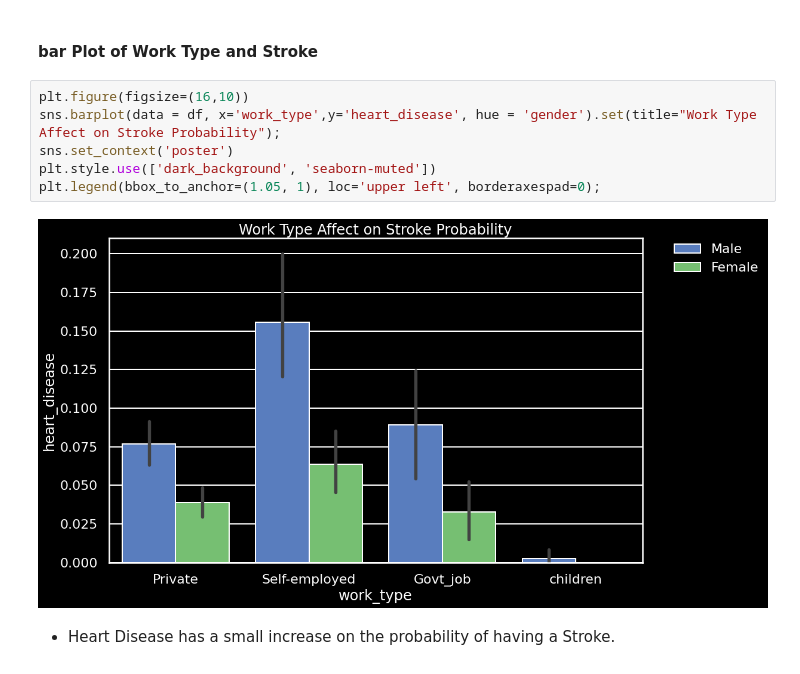
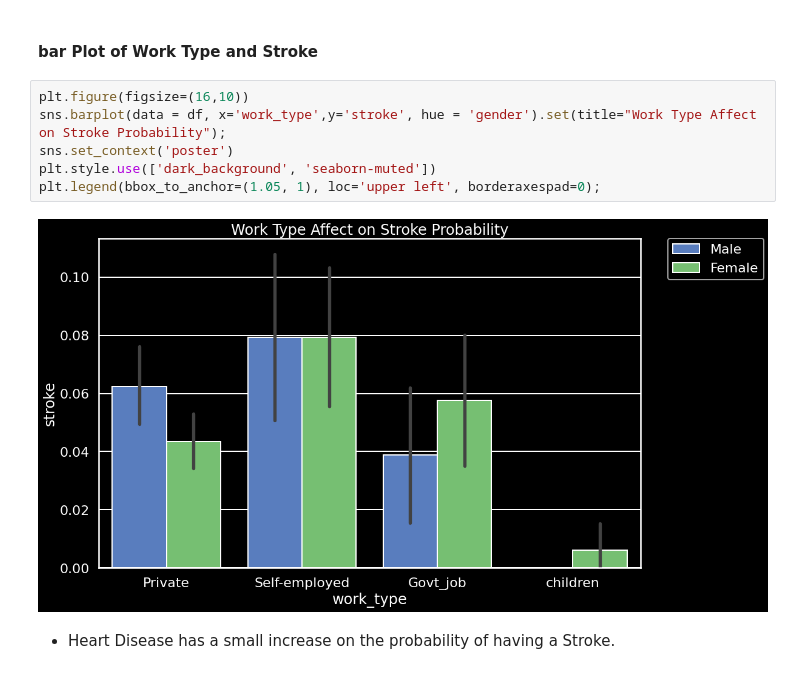
Before and after one commit to Bschreff/Heath-Care-Predictions, a Jupyter notebook: Stroke.ipynb, the cells around one changed output. Cells and saved outputs as stored; diff of their text form.

```diff
--- a/Stroke.ipynb
+++ b/Stroke.ipynb
@@ -410,12 +410,12 @@ plt.legend(bbox_to_anchor = (1,1));
 #### bar Plot of Work Type and Stroke
 # %%
 plt.figure(figsize=(16,10))
-sns.barplot(data = df, x='work_type',y='heart_disease', hue = 'gender').set(title="Work Type Affect on Stroke Probability");
+sns.barplot(data = df, x='work_type',y='stroke', hue = 'gender').set(title="Work Type Affect on Stroke Probability");
 sns.set_context('poster')
 plt.style.use(['dark_background', 'seaborn-muted'])
 plt.legend(bbox_to_anchor=(1.05, 1), loc='upper left', borderaxespad=0);
 # %% [output]
-[figure, old version]
+[figure, new version]
 # %% [markdown]
   - Heart Disease has a small increase on the probability of having a Stroke.
 # %% [markdown]
```
Also changed, not shown: parts of 24 cells of this notebook.
